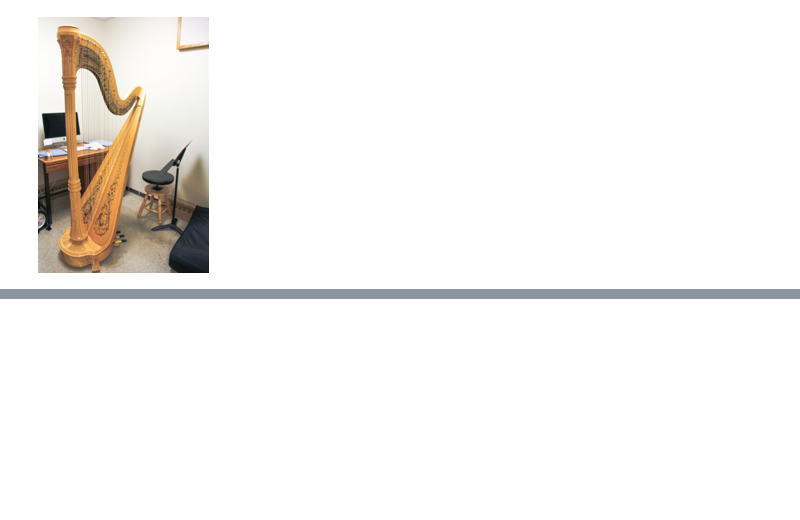
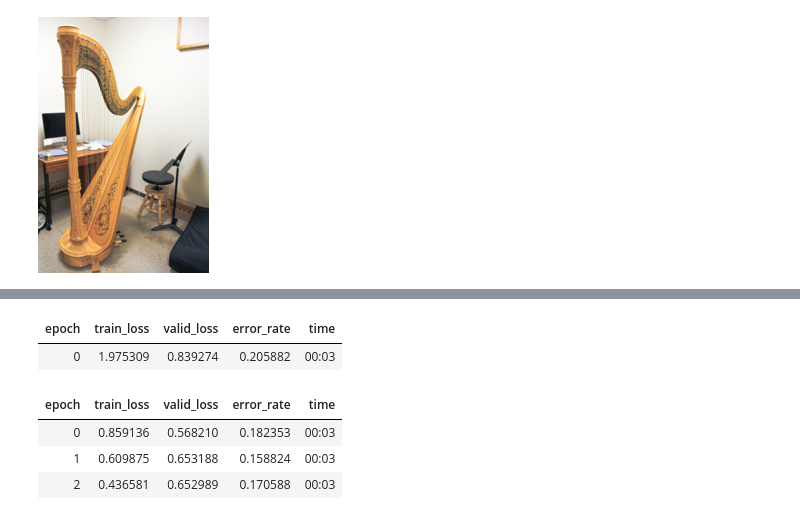
Before and after one commit to nickylychie/fast.ai_projects, a Jupyter notebook: 01_classifying_string_instruments.ipynb, the cells around one changed output, grey strips where cells are left out. Drawn from its saved outputs; the diff is of its cells as text; code cells hidden in the pictures; blank space fills up the shorter version.

```diff
--- a/01_classifying_string_instruments.ipynb
+++ b/01_classifying_string_instruments.ipynb
@@ -108,0 +145,10 @@ im.to_thumb(256,256)
+# %%
+learn = vision_learner(dls, resnet18, metrics=error_rate)
+learn.fine_tune(3)
+# %% [output]
+| epoch | train_loss | valid_loss | error_rate | time |
+| 0 | 1.975309 | 0.839274 | 0.205882 | 00:03 |
+| epoch | train_loss | valid_loss | error_rate | time |
+| 0 | 0.859136 | 0.568210 | 0.182353 | 00:03 |
+| 1 | 0.609875 | 0.653188 | 0.158824 | 00:03 |
+| 2 | 0.436581 | 0.652989 | 0.170588 | 00:03 |
```
Also changed, not shown: parts of 19 cells of this notebook.
